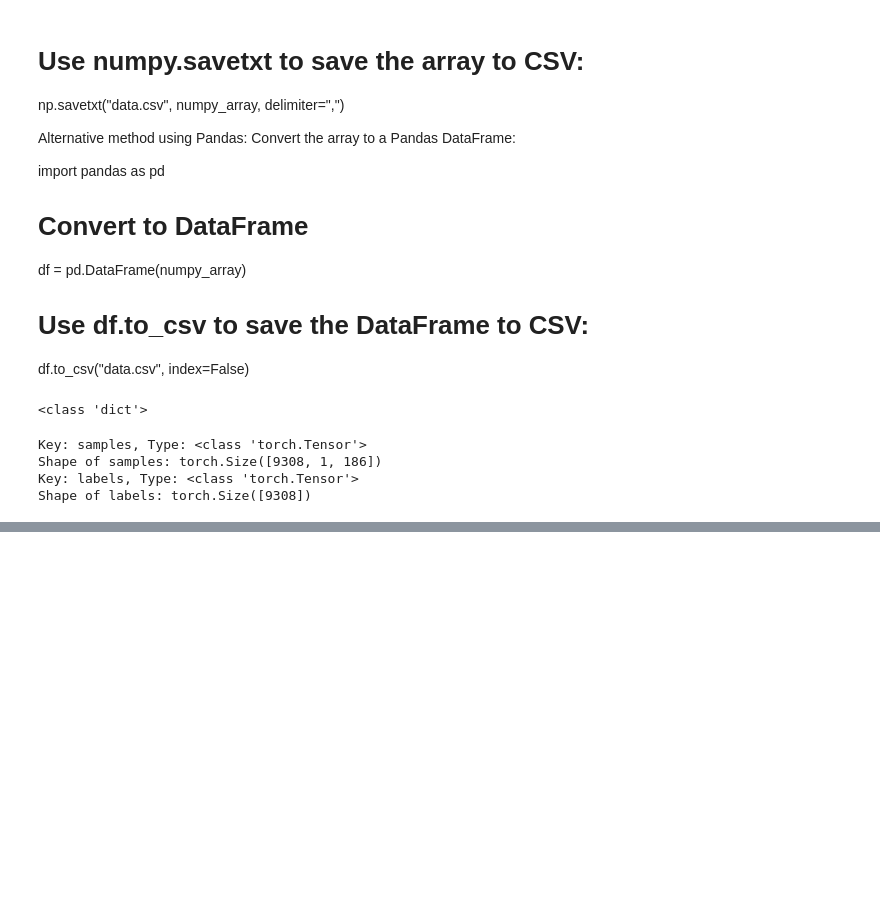
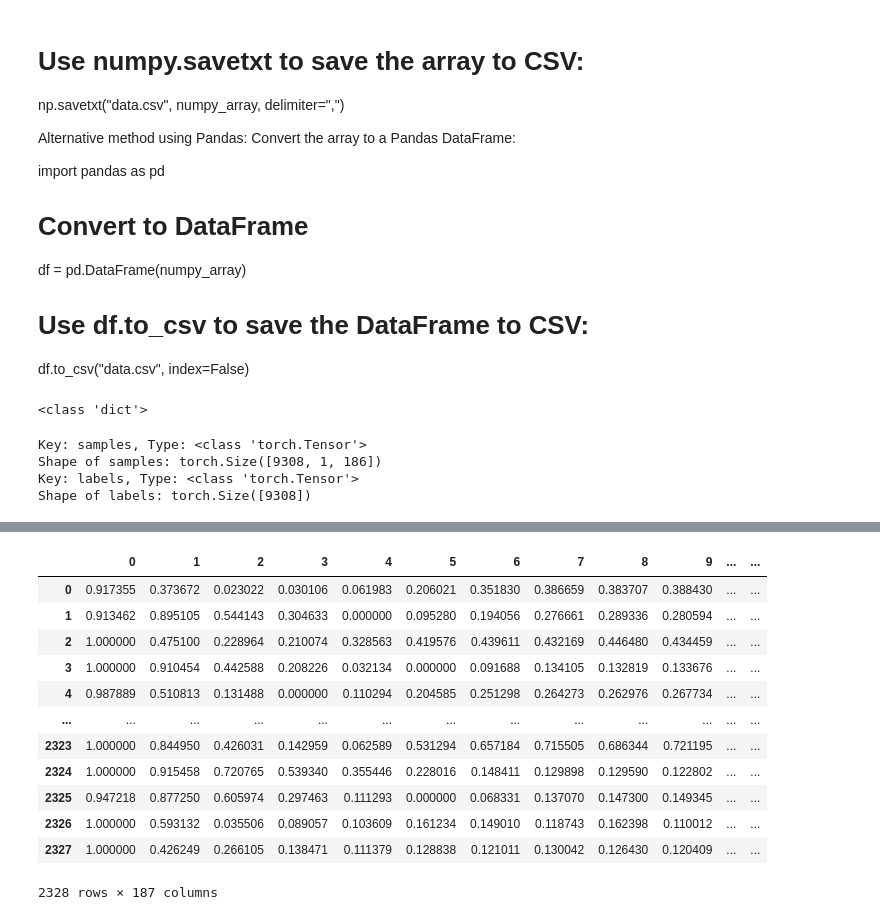
Before and after one commit to JennEYoon/ECG-transform, a Jupyter notebook: notebooks/load_data_test_pt.ipynb, the cells around one changed output, grey strips where cells are left out. Cells and saved outputs as stored; diff of their text form; code cells hidden in the pictures; blank space fills up the shorter version.

```diff
--- a/notebooks/load_data_test_pt.ipynb
+++ b/notebooks/load_data_test_pt.ipynb
@@ -180,0 +241,22 @@ Shape of labels: torch.Size([9308])
+# %%
+y_val = ptb_val['labels'].numpy()
+X_val = ptb_val['samples'].numpy()
+X_val = X_val.squeeze(axis=1)
+df_val = pd.DataFrame(X_val)
+df2_val = pd.DataFrame(y_val)
+df3_val = pd.concat([df_val, df2_val], axis=1)
+df3_val
+# %% [output]
+|  | 0 | 1 | 2 | 3 | 4 | 5 | 6 | 7 | 8 | 9 | ... | ... |
+| 0 | 0.917355 | 0.373672 | 0.023022 | 0.030106 | 0.061983 | 0.206021 | 0.351830 | 0.386659 | 0.383707 | 0.388430 | ... | ... |
+| 1 | 0.913462 | 0.895105 | 0.544143 | 0.304633 | 0.000000 | 0.095280 | 0.194056 | 0.276661 | 0.289336 | 0.280594 | ... | ... |
+| 2 | 1.000000 | 0.475100 | 0.228964 | 0.210074 | 0.328563 | 0.419576 | 0.439611 | 0.432169 | 0.446480 | 0.434459 | ... | ... |
+| 3 | 1.000000 | 0.910454 | 0.442588 | 0.208226 | 0.032134 | 0.000000 | 0.091688 | 0.134105 | 0.132819 | 0.133676 | ... | ... |
+| 4 | 0.987889 | 0.510813 | 0.131488 | 0.000000 | 0.110294 | 0.204585 | 0.251298 | 0.264273 | 0.262976 | 0.267734 | ... | ... |
+| ... | ... | ... | ... | ... | ... | ... | ... | ... | ... | ... | ... | ... |
+| 2323 | 1.000000 | 0.844950 | 0.426031 | 0.142959 | 0.062589 | 0.531294 | 0.657184 | 0.715505 | 0.686344 | 0.721195 | ... | ... |
+| 2324 | 1.000000 | 0.915458 | 0.720765 | 0.539340 | 0.355446 | 0.228016 | 0.148411 | 0.129898 | 0.129590 | 0.122802 | ... | ... |
+| 2325 | 0.947218 | 0.877250 | 0.605974 | 0.297463 | 0.111293 | 0.000000 | 0.068331 | 0.137070 | 0.147300 | 0.149345 | ... | ... |
+| 2326 | 1.000000 | 0.593132 | 0.035506 | 0.089057 | 0.103609 | 0.161234 | 0.149010 | 0.118743 | 0.162398 | 0.110012 | ... | ... |
+| 2327 | 1.000000 | 0.426249 | 0.266105 | 0.138471 | 0.111379 | 0.128838 | 0.121011 | 0.130042 | 0.126430 | 0.120409 | ... | ... |
+2328 rows × 187 columns
```
Also changed, not shown: parts of 13 cells of this notebook.
